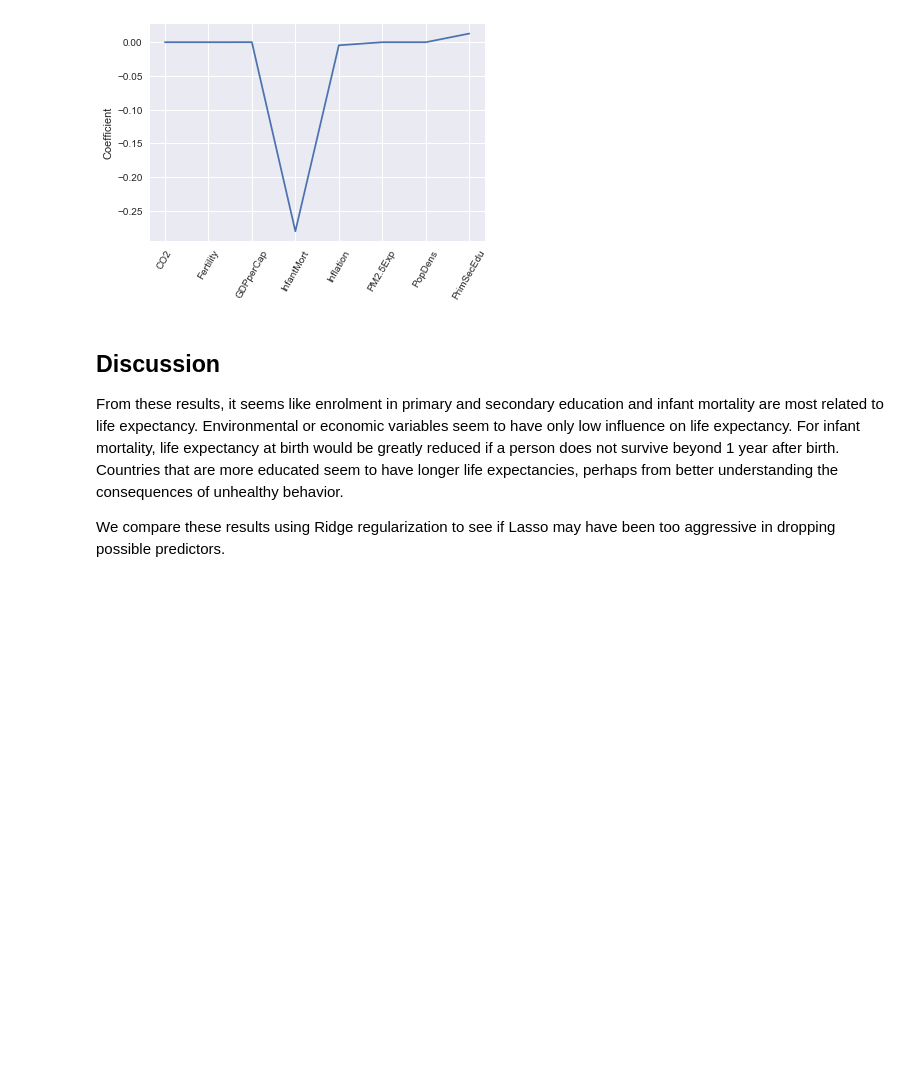
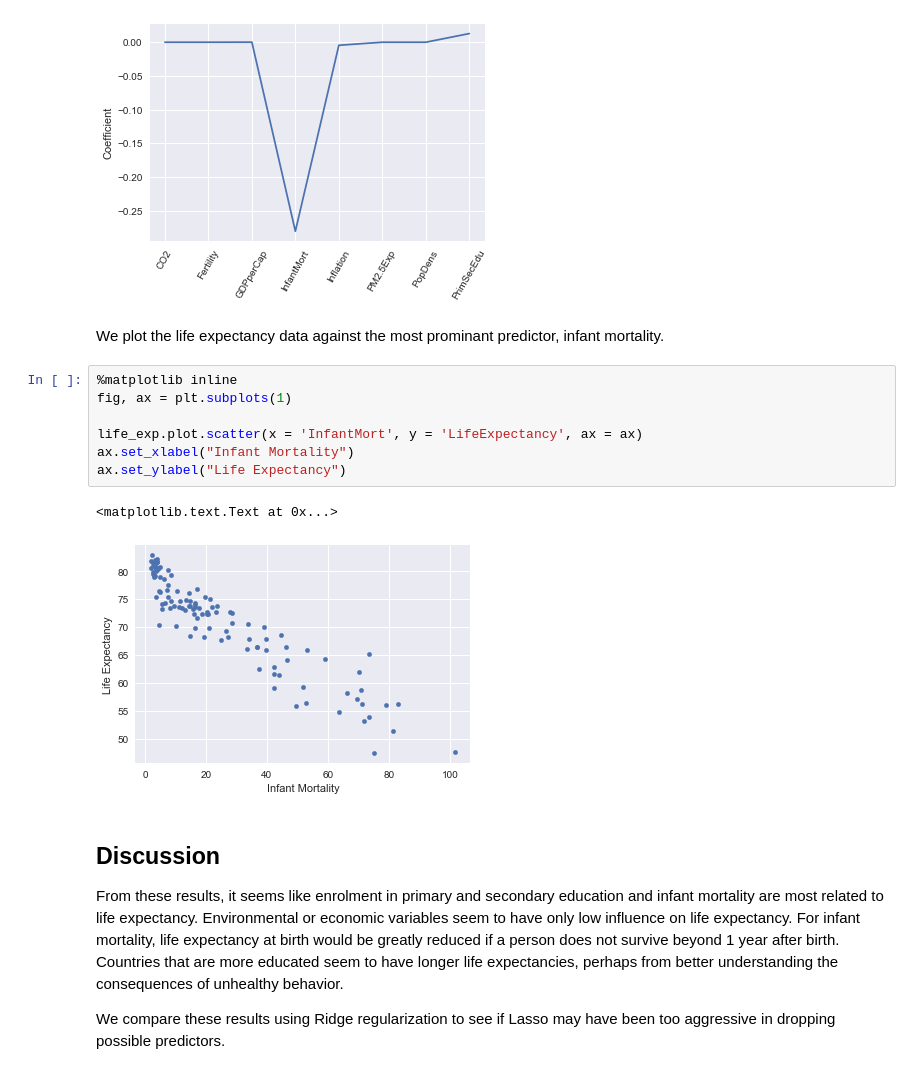
Before and after one commit to aawiegel/World-Dev-Indicators, a Jupyter notebook: WorldDevLifeExpectancy.ipynb, the cells around one changed output. Drawn from its saved outputs; the diff is of its cells as text; blank space fills up the shorter version.

Commit message:
added scatterplot

```diff
--- a/WorldDevLifeExpectancy.ipynb
+++ b/WorldDevLifeExpectancy.ipynb
@@ -345,6 +345,18 @@ plt.ylabel("Coefficient")
 # %% [output]
 <matplotlib.text.Text at 0x...>
 [figure]
+# %% [markdown]
+We plot the life expectancy data against the most prominant predictor, infant mortality.
+# %%
+%matplotlib inline
+fig, ax = plt.subplots(1)
+
+life_exp.plot.scatter(x = 'InfantMort', y = 'LifeExpectancy', ax = ax)
+ax.set_xlabel("Infant Mortality")
+ax.set_ylabel("Life Expectancy")
+# %% [output]
+<matplotlib.text.Text at 0x...>
+[figure, added]
 # %% [markdown]
 ## Discussion
 
```
